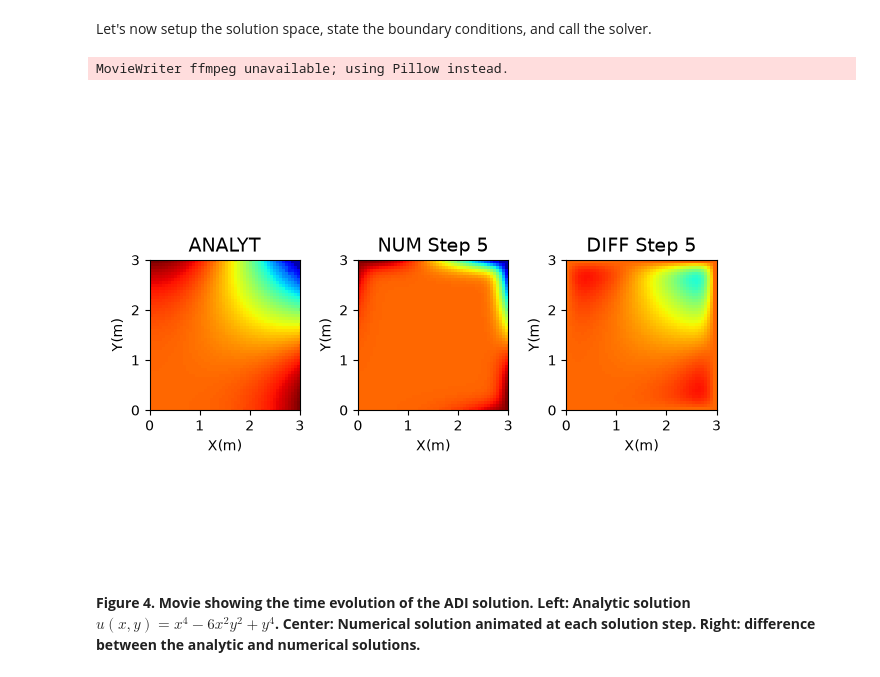
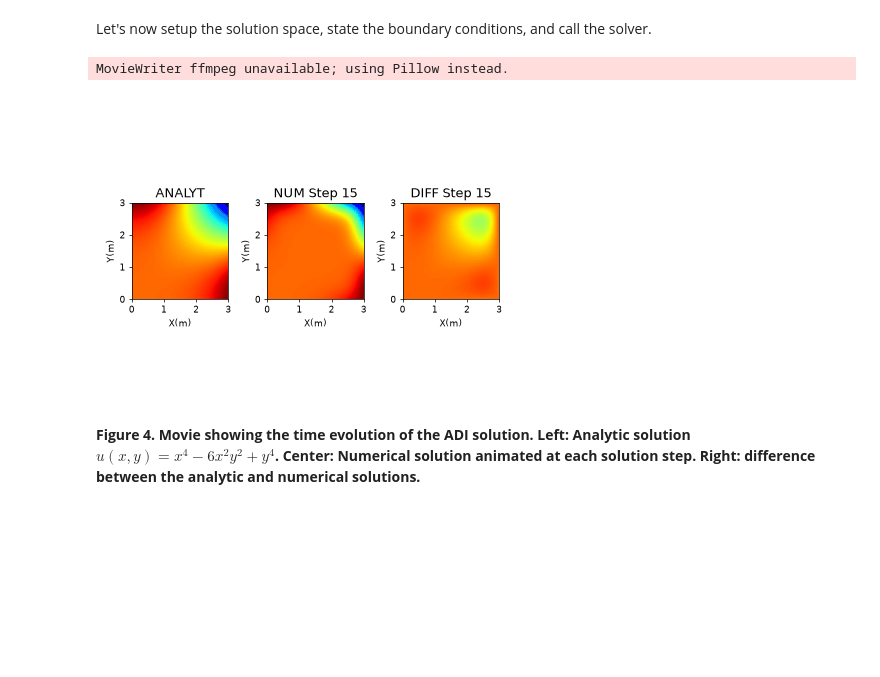
Before and after one commit to jinwar/GeophysicsComputing_GPGN436536, a Jupyter notebook: 04_Elliptical_PDEs.ipynb, the cells around one changed output. Saved outputs shown, nothing was run; the diff lists cells and outputs as text; code cells hidden in the pictures; blank space fills up the shorter version.

```diff
--- a/04_Elliptical_PDEs.ipynb
+++ b/04_Elliptical_PDEs.ipynb
@@ -394,42 +394,42 @@ err=err/err[0]
 
 ## . . Animate Solution
 k = 0
-kskip=5
+kskip=15
 
 ## . . Set up movie
 fig,ax = plt.subplots(1,3)
 fig.subplots_adjust(0,0,1,1)
-fig.set_dpi(100)
+fig.set_dpi(65)
 
 def Laplace_animate(i):
     # . . Arrays are indexed [ix,iy]; transpose + origin='lower' align x horizontal, y vertical
     global k
     x = c[:,:,k]
     ax[0].imshow(tr.T,cmap='jet',extent=[xmin,xmax,ymin,ymax],vmin=vmin,vmax=vmax,origin='lower')
     ax[0].set(xlabel='X(m)', ylabel='Y(m)')
     ax[0].set_title('ANALYT',fontsize=14)
     ax[1].imshow(x.T ,cmap='jet',extent=[xmin,xmax,ymin,ymax],vmin=vmin,vmax=vmax,origin='lower')
     ax[1].set(xlabel='X(m)', ylabel='Y(m)')
     ax[1].set_title('NUM Step %s'%k,fontsize=14)
     ax[2].imshow((tr-x).T ,cmap='jet',extent=[xmin,xmax,ymin,ymax],vmin=vmin,vmax=vmax,origin='lower')
     ax[2].set(xlabel='X(m)', ylabel='Y(m)')
     ax[2].set_title('DIFF Step %s'%k,fontsize=14)
     k += kskip
     plt.tight_layout()
 
 ## . . Call the animator
 ani_filename = 'Ex1.gif'
 anim1 = animation.FuncAnimation(fig,
                             Laplace_animate,
                             frames=int((nt-2*kskip)/kskip),
                             interval=100)
 anim1.save(ani_filename)
 plt.close()
 
 Image(open(ani_filename,'rb').read())
 # %% [output]
 MovieWriter ffmpeg unavailable; using Pillow instead.
-[figure, old version]
+[figure, new version]
 # %% [markdown]
 **Figure 4. Movie showing the time evolution of the ADI solution. Left: Analytic solution $u(x,y)=x^4-6x^2y^2+y^4$. Center: Numerical solution animated at each solution step. Right: difference between the analytic and numerical solutions.**
 # %% [markdown]
```
Also changed, not shown: parts of 2 cells of this notebook.
